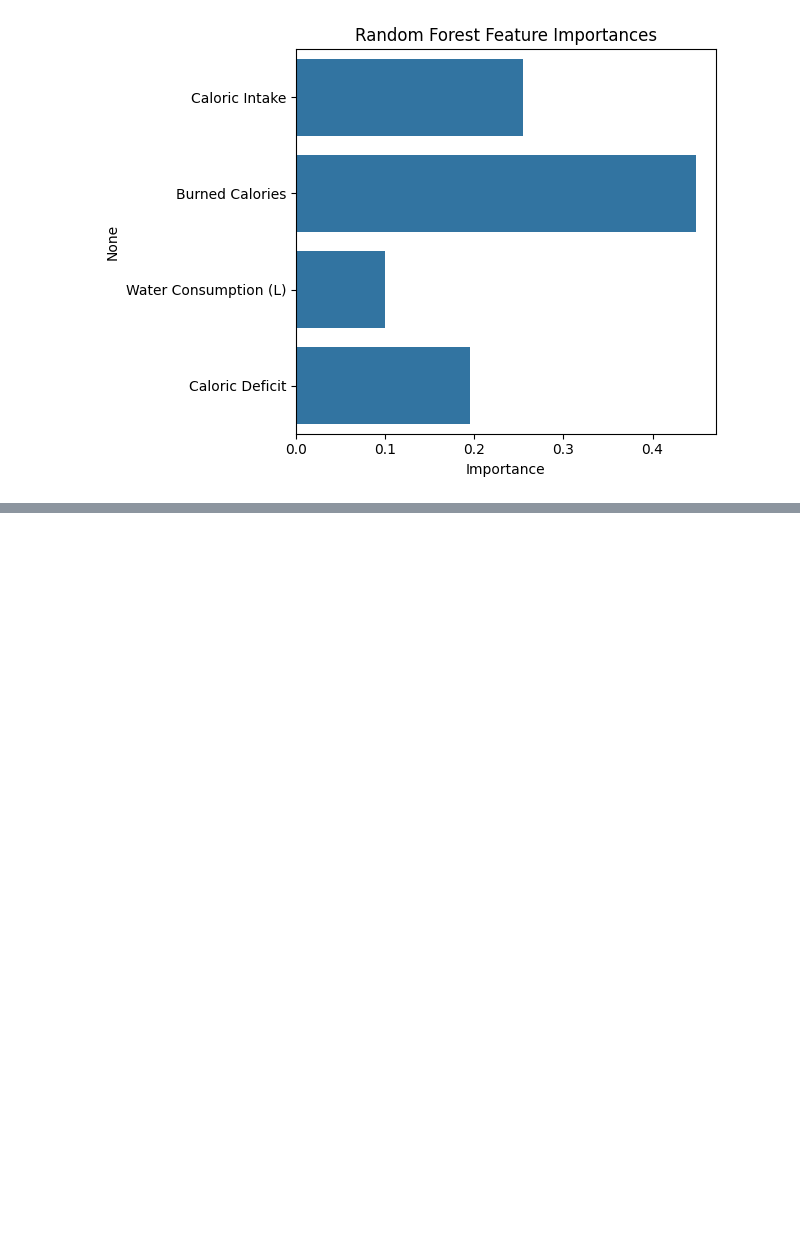
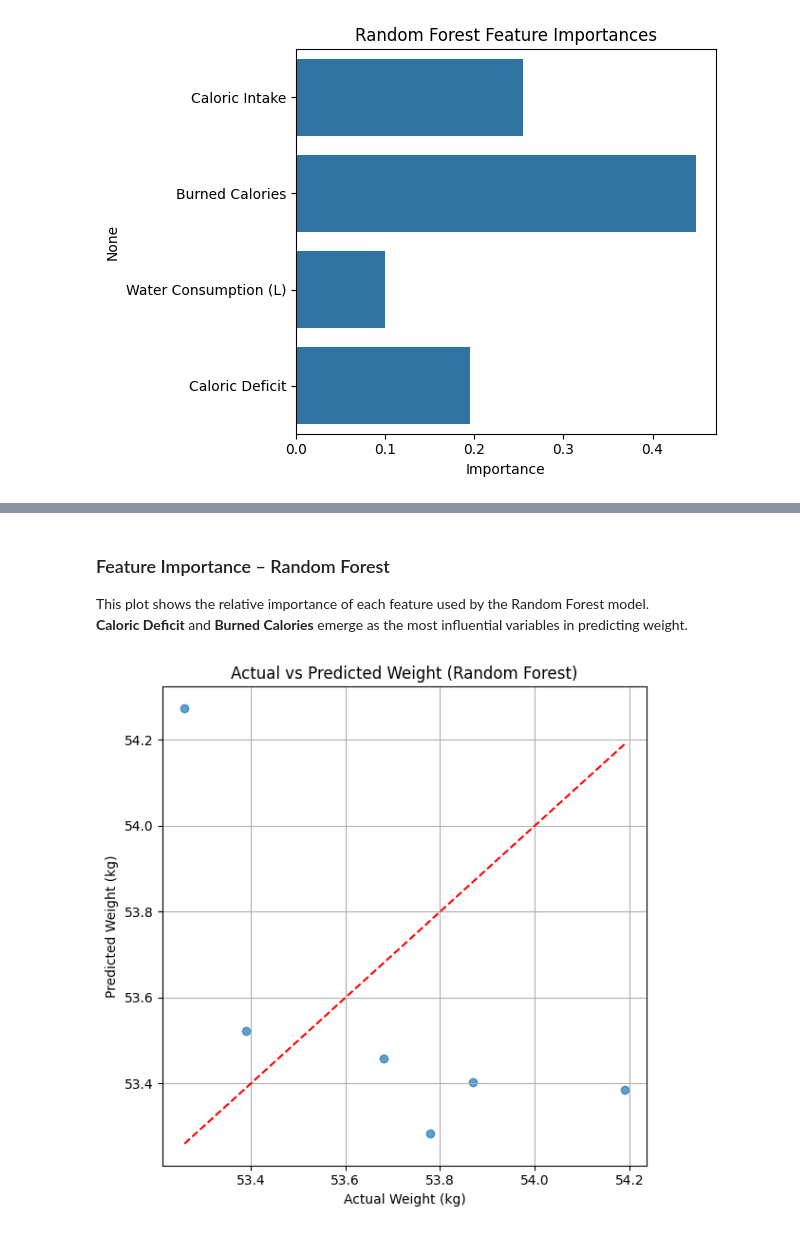
Before and after one commit to ilginphr/dsa210-project, a Jupyter notebook: projectcode.ipynb, the cells around one changed output, grey strips where cells are left out. Drawn from its saved outputs; the diff is of its cells as text; code cells hidden in the pictures; blank space fills up the shorter version.

```diff
--- a/projectcode.ipynb
+++ b/projectcode.ipynb
@@ -313,0 +341,21 @@ plt.show()
+# %% [markdown]
+### Feature Importance – Random Forest
+
+This plot shows the relative importance of each feature used by the Random Forest model.
+**Caloric Deficit** and **Burned Calories** emerge as the most influential variables in predicting weight.
+# %%
+# Predict on test set
+y_pred = rf.predict(X_test)
+
+# Actual vs Predicted Plot
+plt.figure(figsize=(6, 6))
+plt.scatter(y_test, y_pred, alpha=0.7)
+plt.plot([y_test.min(), y_test.max()], [y_test.min(), y_test.max()], 'r--')  # y=x line
+plt.xlabel("Actual Weight (kg)")
+plt.ylabel("Predicted Weight (kg)")
+plt.title("Actual vs Predicted Weight (Random Forest)")
+plt.grid(True)
+plt.tight_layout()
+plt.show()
+# %% [output]
+[figure, added]
```
Also changed, not shown: parts of 6 cells of this notebook.
